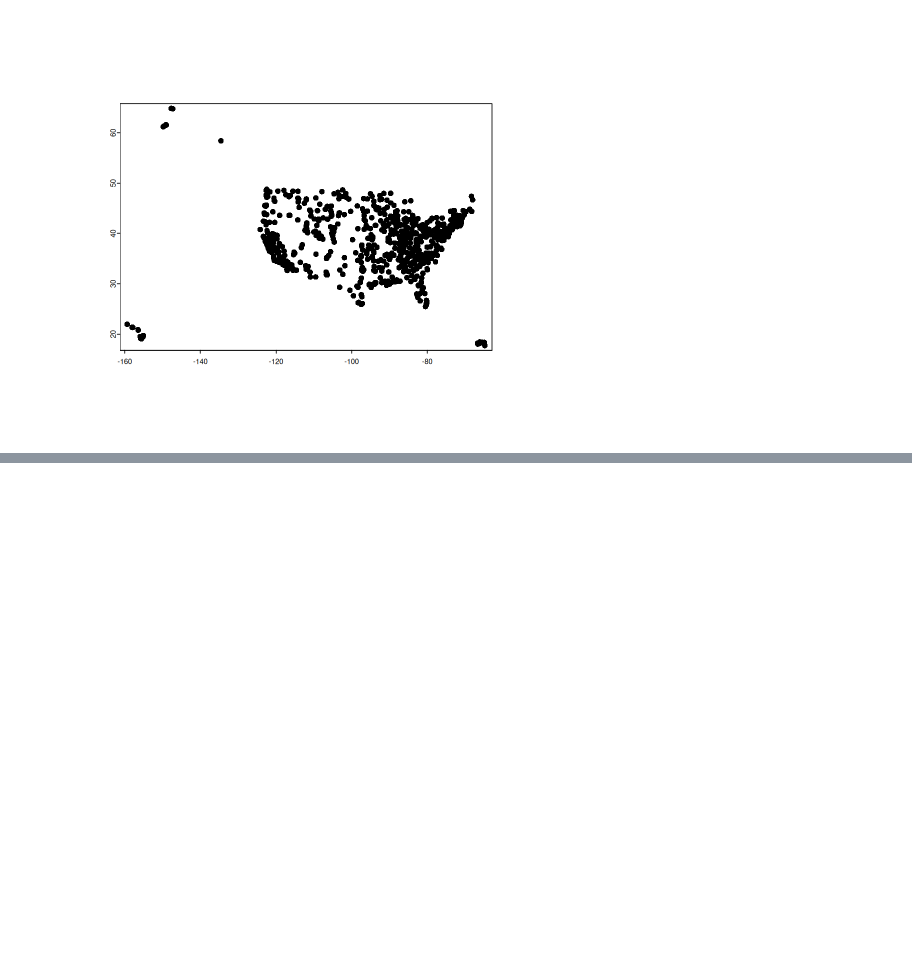
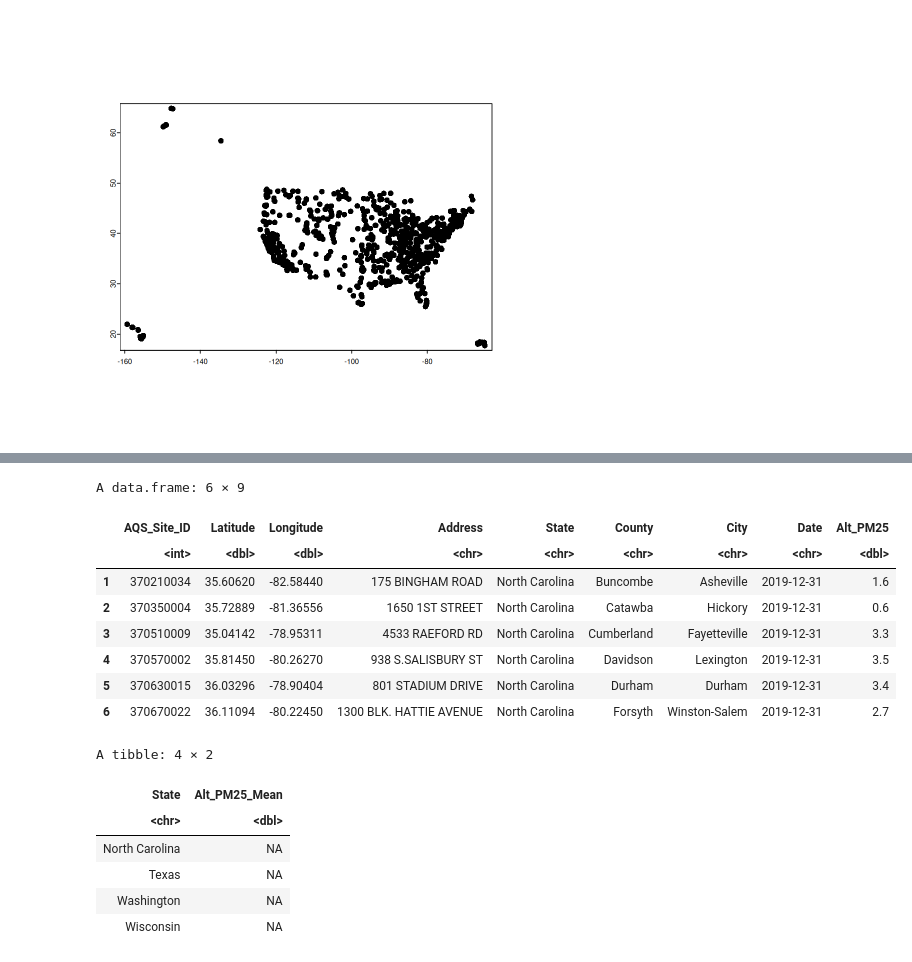
Before and after one commit to sethmgerhart/yale_capstone_public, a Jupyter notebook: A_analysis/code.ipynb, the cells around one changed output, grey strips where cells are left out. Saved outputs shown, nothing was run; the diff lists cells and outputs as text; code cells hidden in the pictures; blank space fills up the shorter version.

```diff
--- a/A_analysis/code.ipynb
+++ b/A_analysis/code.ipynb
@@ -339,0 +470,24 @@ Processing 201 of 364 | Date: 2019-07-20
+# %%
+#Purpose of Cell Block: Load Processed AQM+AltPM25 Dataset
+head(DF_monitors_on_date_subset)
+DF_check_subset <- DF_monitors_on_date_subset %>%
+    group_by(State) %>%
+    summarise(Alt_PM25_Mean = mean(Alt_PM25))
+DF_check_subset
+# %% [output]
+A data.frame: 6 × 9
+|  | AQS_Site_ID | Latitude | Longitude | Address | State | County | City | Date | Alt_PM25 |
+|  | <int> | <dbl> | <dbl> | <chr> | <chr> | <chr> | <chr> | <chr> | <dbl> |
+| 1 | 370210034 | 35.60620 | -82.58440 | 175 BINGHAM ROAD | North Carolina | Buncombe | Asheville | 2019-12-31 | 1.6 |
+| 2 | 370350004 | 35.72889 | -81.36556 | 1650 1ST STREET | North Carolina | Catawba | Hickory | 2019-12-31 | 0.6 |
+| 3 | 370510009 | 35.04142 | -78.95311 | 4533 RAEFORD RD | North Carolina | Cumberland | Fayetteville | 2019-12-31 | 3.3 |
+| 4 | 370570002 | 35.81450 | -80.26270 | 938 S.SALISBURY ST | North Carolina | Davidson | Lexington | 2019-12-31 | 3.5 |
+| 5 | 370630015 | 36.03296 | -78.90404 | 801 STADIUM DRIVE | North Carolina | Durham | Durham | 2019-12-31 | 3.4 |
+| 6 | 370670022 | 36.11094 | -80.22450 | 1300 BLK. HATTIE AVENUE | North Carolina | Forsyth | Winston-Salem | 2019-12-31 | 2.7 |
+A tibble: 4 × 2
+| State | Alt_PM25_Mean |
+| <chr> | <dbl> |
+| North Carolina | NA |
+| Texas | NA |
+| Washington | NA |
+| Wisconsin | NA |
```
Also changed, not shown: parts of 4 cells of this notebook, 1 other file.
